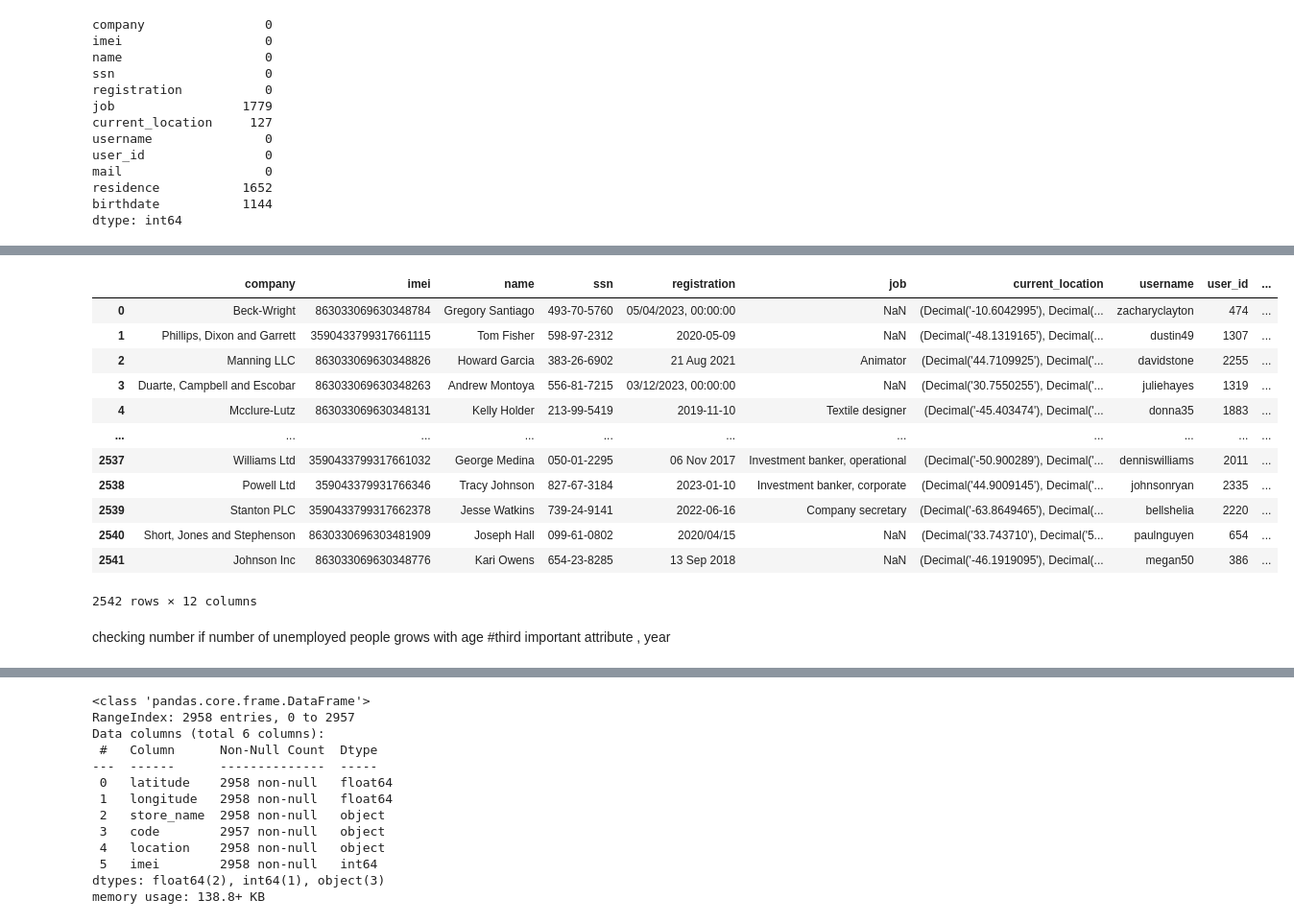
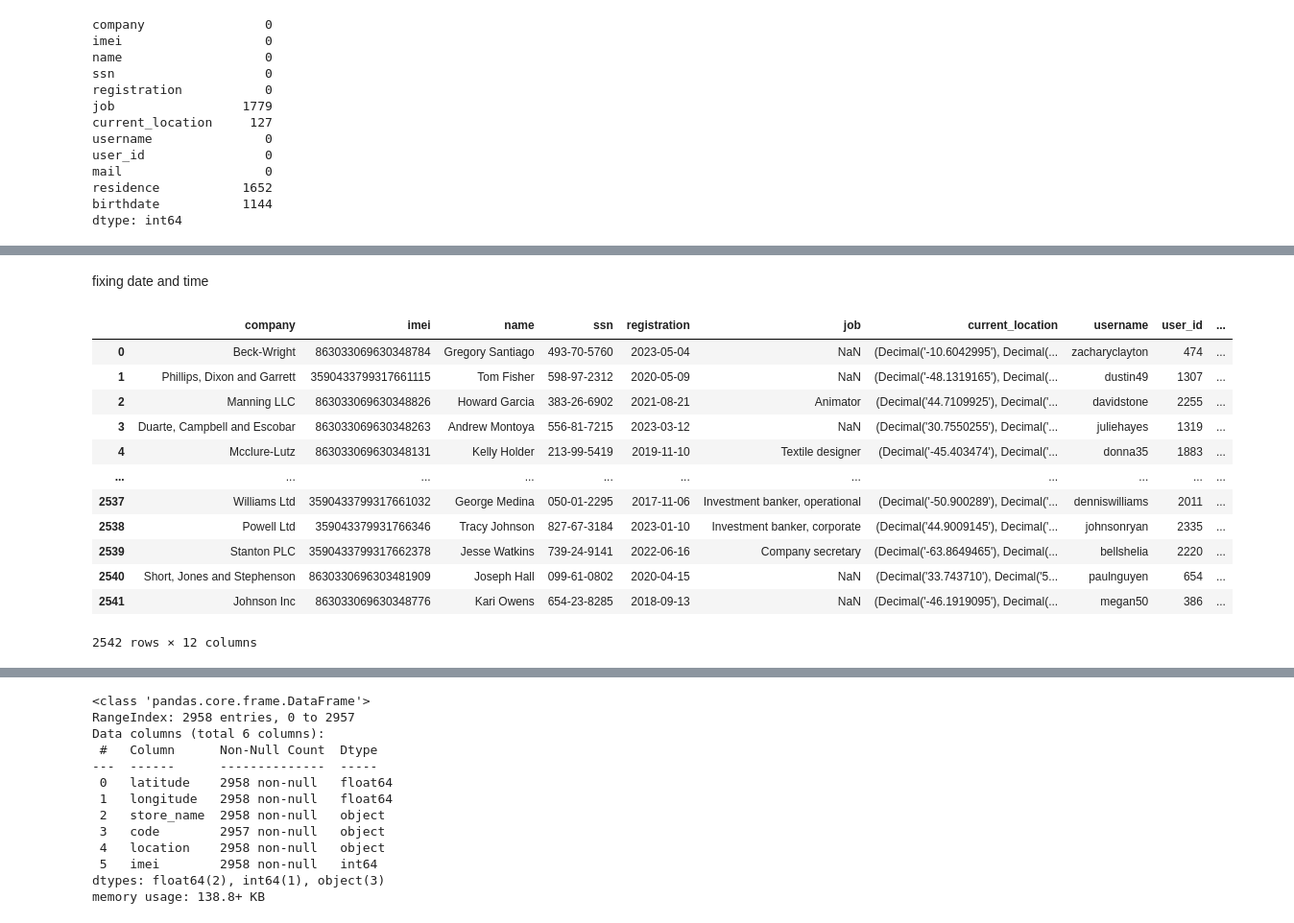
Before and after one commit to tomasswaier/IAU_project, a Jupyter notebook: Untitled.ipynb, the cells around one changed output, grey strips where cells are left out. Shown at 96% size. Cells and saved outputs as stored; diff of their text form; code cells hidden in the pictures.

```diff
--- a/Untitled.ipynb
+++ b/Untitled.ipynb
@@ -83,19 +80,19 @@ plt.show()
+# %% [markdown]
+fixing date and time
 # %%
+df_profiles['registration']=pd.to_datetime(df_profiles['registration'],format="mixed")
 df_profiles.groupby(by=["company"]).head()
 # %% [output]
 |  | company | imei | name | ssn | registration | job | current_location | username | user_id | ... |
-| 0 | Beck-Wright | 863033069630348784 | Gregory Santiago | 493-70-5760 | 05/04/2023, 00:00:00 | NaN | (Decimal('-10.6042995'), Decimal(... | zacharyclayton | 474 | ... |
+| 0 | Beck-Wright | 863033069630348784 | Gregory Santiago | 493-70-5760 | 2023-05-04 | NaN | (Decimal('-10.6042995'), Decimal(... | zacharyclayton | 474 | ... |
 | 1 | Phillips, Dixon and Garrett | 3590433799317661115 | Tom Fisher | 598-97-2312 | 2020-05-09 | NaN | (Decimal('-48.1319165'), Decimal(... | dustin49 | 1307 | ... |
-| 2 | Manning LLC | 863033069630348826 | Howard Garcia | 383-26-6902 | 21 Aug 2021 | Animator | (Decimal('44.7109925'), Decimal('... | davidstone | 2255 | ... |
-| 3 | Duarte, Campbell and Escobar | 863033069630348263 | Andrew Montoya | 556-81-7215 | 03/12/2023, 00:00:00 | NaN | (Decimal('30.7550255'), Decimal('... | juliehayes | 1319 | ... |
+| 2 | Manning LLC | 863033069630348826 | Howard Garcia | 383-26-6902 | 2021-08-21 | Animator | (Decimal('44.7109925'), Decimal('... | davidstone | 2255 | ... |
+| 3 | Duarte, Campbell and Escobar | 863033069630348263 | Andrew Montoya | 556-81-7215 | 2023-03-12 | NaN | (Decimal('30.7550255'), Decimal('... | juliehayes | 1319 | ... |
 | 4 | Mcclure-Lutz | 863033069630348131 | Kelly Holder | 213-99-5419 | 2019-11-10 | Textile designer | (Decimal('-45.403474'), Decimal('... | donna35 | 1883 | ... |
 | ... | ... | ... | ... | ... | ... | ... | ... | ... | ... | ... |
-| 2537 | Williams Ltd | 3590433799317661032 | George Medina | 050-01-2295 | 06 Nov 2017 | Investment banker, operational | (Decimal('-50.900289'), Decimal('... | denniswilliams | 2011 | ... |
+| 2537 | Williams Ltd | 3590433799317661032 | George Medina | 050-01-2295 | 2017-11-06 | Investment banker, operational | (Decimal('-50.900289'), Decimal('... | denniswilliams | 2011 | ... |
 | 2538 | Powell Ltd | 359043379931766346 | Tracy Johnson | 827-67-3184 | 2023-01-10 | Investment banker, corporate | (Decimal('44.9009145'), Decimal('... | johnsonryan | 2335 | ... |
 | 2539 | Stanton PLC | 3590433799317662378 | Jesse Watkins | 739-24-9141 | 2022-06-16 | Company secretary | (Decimal('-63.8649465'), Decimal(... | bellshelia | 2220 | ... |
-| 2540 | Short, Jones and Stephenson | 8630330696303481909 | Joseph Hall | 099-61-0802 | 2020/04/15 | NaN | (Decimal('33.743710'), Decimal('5... | paulnguyen | 654 | ... |
-| 2541 | Johnson Inc | 863033069630348776 | Kari Owens | 654-23-8285 | 13 Sep 2018 | NaN | (Decimal('-46.1919095'), Decimal(... | megan50 | 386 | ... |
+| 2540 | Short, Jones and Stephenson | 8630330696303481909 | Joseph Hall | 099-61-0802 | 2020-04-15 | NaN | (Decimal('33.743710'), Decimal('5... | paulnguyen | 654 | ... |
+| 2541 | Johnson Inc | 863033069630348776 | Kari Owens | 654-23-8285 | 2018-09-13 | NaN | (Decimal('-46.1919095'), Decimal(... | megan50 | 386 | ... |
 2542 rows × 12 columns
-# %% [markdown]
-checking number if number of unemployed people grows with age
-#third important attribute , year
```
Also changed, not shown: parts of 26 cells of this notebook.
